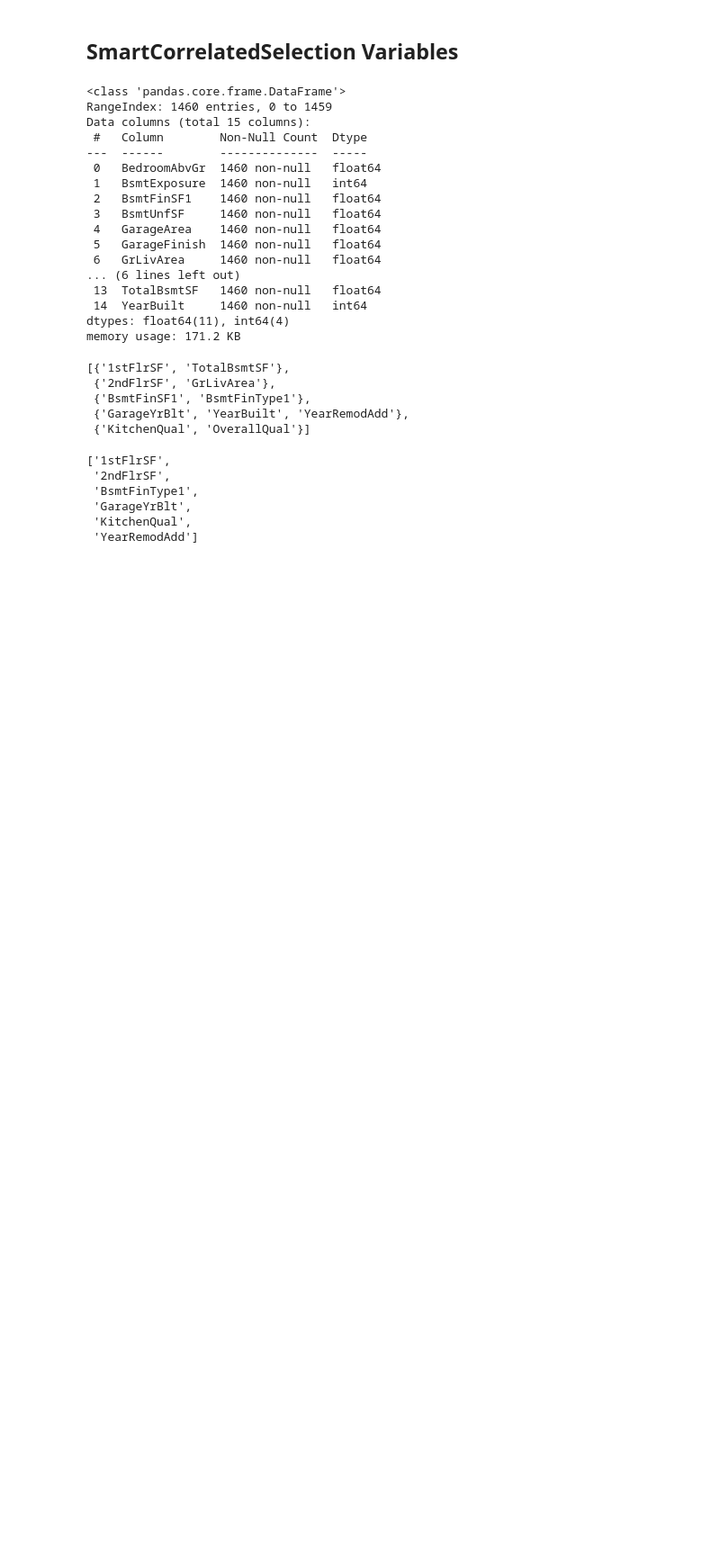
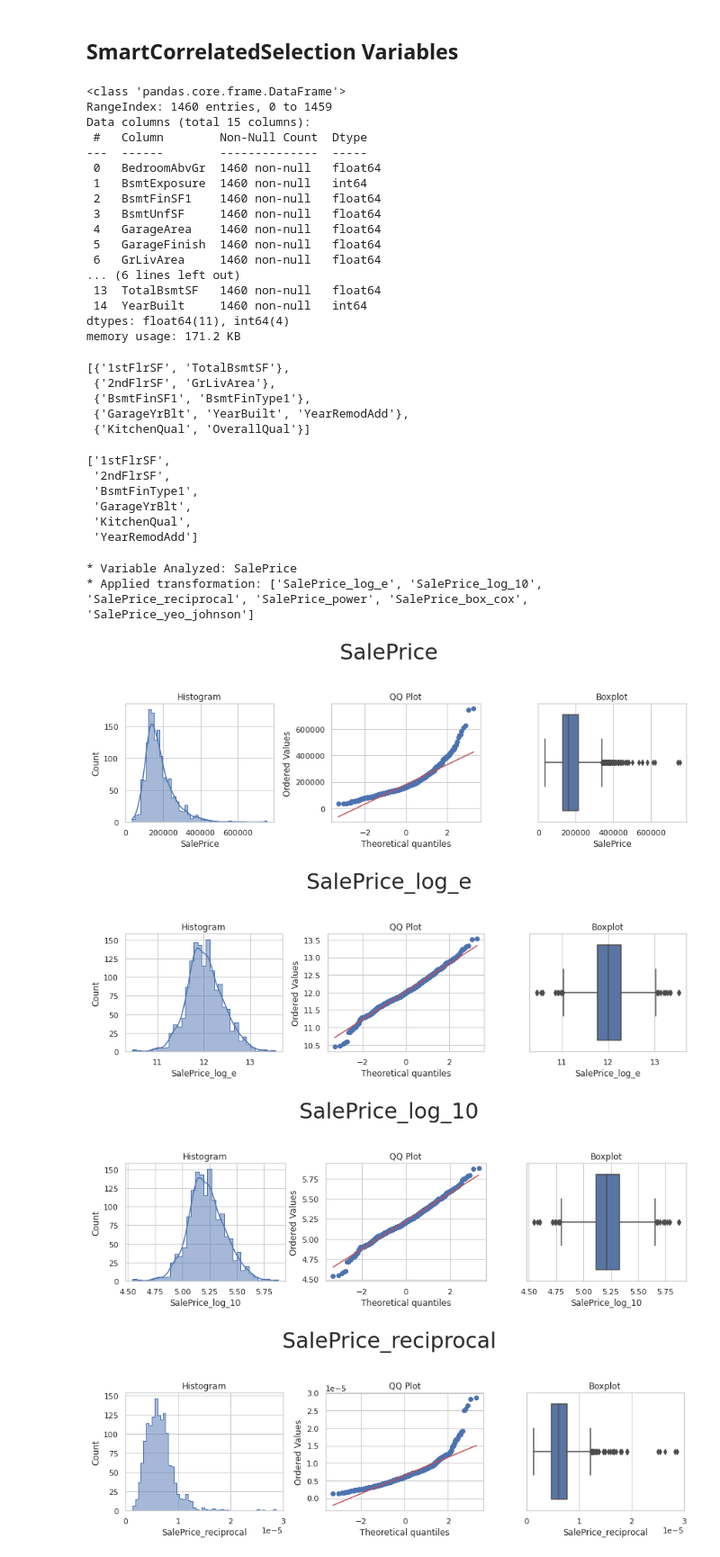
Before and after one commit to faridjos/milestone-project-heritage-housing-issues, a Jupyter notebook: jupyter_notebooks/FeatureEngineering.ipynb, the cells around one changed output. Shown at 90% size. Cells and saved outputs as stored; diff of their text form; code cells hidden in the pictures; blank space fills up the shorter version.

```diff
--- a/jupyter_notebooks/FeatureEngineering.ipynb
+++ b/jupyter_notebooks/FeatureEngineering.ipynb
@@ -143,0 +368,10 @@ pipeline['corr_sel'].features_to_drop_
+# %%
+df2=df.filter(['SalePrice'])
+df3 = FeatureEngineeringAnalysis(df=df2, analysis_type='numerical')
+# %% [output]
+* Variable Analyzed: SalePrice
+* Applied transformation: ['SalePrice_log_e', 'SalePrice_log_10', 'SalePrice_reciprocal', 'SalePrice_power', 'SalePrice_box_cox', 'SalePrice_yeo_johnson']
+[figure, added]
+[figure, added]
+[figure, added]
+[figure, added]
```
Also changed, not shown: parts of 3 cells of this notebook, 6 other files.
